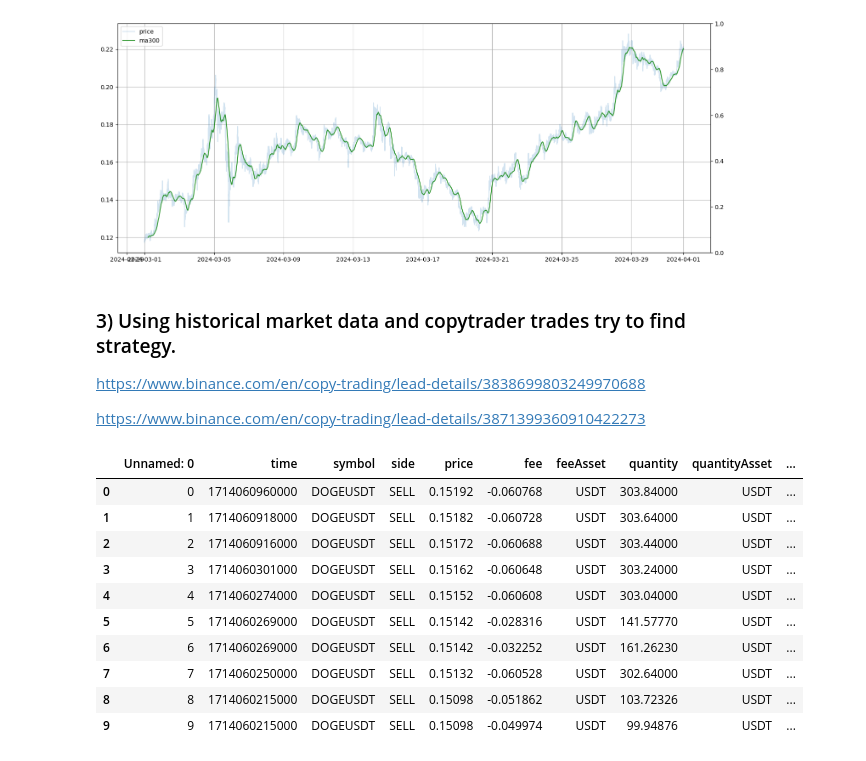
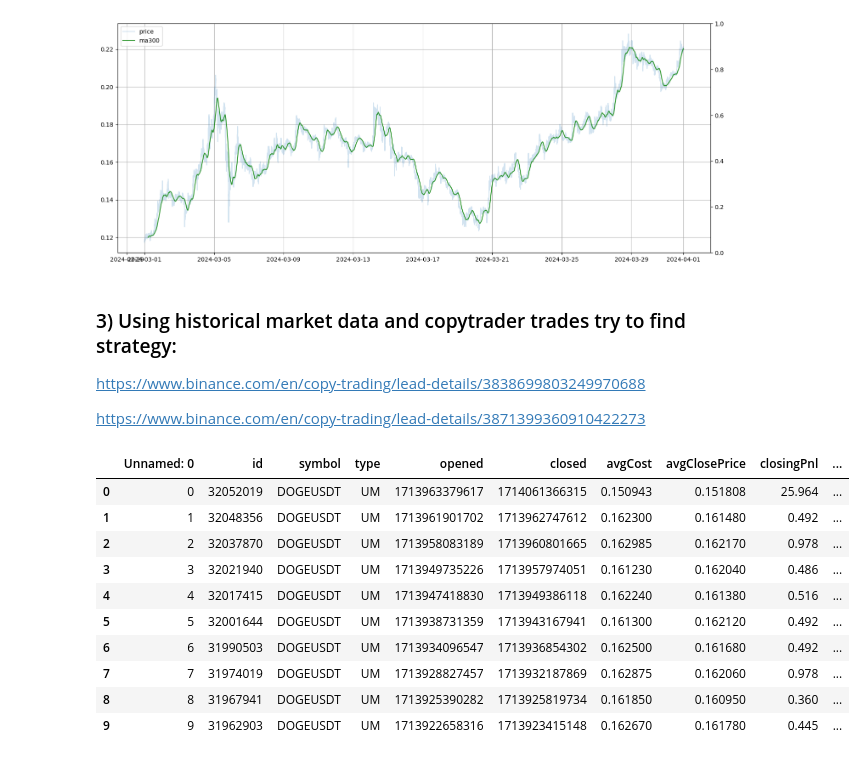
Before and after one commit to smartarbitrage/test_task_2024, a Jupyter notebook: task.ipynb, the cells around one changed output. Cells and saved outputs as stored; diff of their text form; code cells hidden in the pictures.

```diff
--- a/task.ipynb
+++ b/task.ipynb
@@ -32,24 +32,28 @@ ax.legend(['price', 'ma300'])
 <matplotlib.legend.Legend at 0x...>
 [figure]
 # %% [markdown]
-### 3) Using historical market data and copytrader trades try to find strategy.
+### 3) Using historical market data and copytrader trades try to find strategy:
 https://www.binance.com/en/copy-trading/lead-details/3838699803249970688
 
 https://www.binance.com/en/copy-trading/lead-details/3871399360910422273
 # %%
 copytrader_1_trades = pd.read_csv('copytrader_data/trades_3838699803249970688.csv')
 copytrader_2_trades = pd.read_csv('copytrader_data/trades_3871399360910422273.csv')
 
-copytrader_1_trades.head(10)
+copytrader_1_positions = pd.read_csv('copytrader_data/positions_3838699803249970688.csv')
+copytrader_2_positions = pd.read_csv('copytrader_data/positions_3871399360910422273.csv')
+copytrader_1_positions['time'] = pd.to_datetime(copytrader_1_positions['opened'], unit = 'ms')
+
+copytrader_1_positions.head(10)
 # %% [output]
-|  | Unnamed: 0 | time | symbol | side | price | fee | feeAsset | quantity | quantityAsset | ... |
-| 0 | 0 | 1714060960000 | DOGEUSDT | SELL | 0.15192 | -0.060768 | USDT | 303.84000 | USDT | ... |
-| 1 | 1 | 1714060918000 | DOGEUSDT | SELL | 0.15182 | -0.060728 | USDT | 303.64000 | USDT | ... |
-| 2 | 2 | 1714060916000 | DOGEUSDT | SELL | 0.15172 | -0.060688 | USDT | 303.44000 | USDT | ... |
-| 3 | 3 | 1714060301000 | DOGEUSDT | SELL | 0.15162 | -0.060648 | USDT | 303.24000 | USDT | ... |
-| 4 | 4 | 1714060274000 | DOGEUSDT | SELL | 0.15152 | -0.060608 | USDT | 303.04000 | USDT | ... |
-| 5 | 5 | 1714060269000 | DOGEUSDT | SELL | 0.15142 | -0.028316 | USDT | 141.57770 | USDT | ... |
-| 6 | 6 | 1714060269000 | DOGEUSDT | SELL | 0.15142 | -0.032252 | USDT | 161.26230 | USDT | ... |
-| 7 | 7 | 1714060250000 | DOGEUSDT | SELL | 0.15132 | -0.060528 | USDT | 302.64000 | USDT | ... |
-| 8 | 8 | 1714060215000 | DOGEUSDT | SELL | 0.15098 | -0.051862 | USDT | 103.72326 | USDT | ... |
-| 9 | 9 | 1714060215000 | DOGEUSDT | SELL | 0.15098 | -0.049974 | USDT | 99.94876 | USDT | ... |
+|  | Unnamed: 0 | id | symbol | type | opened | closed | avgCost | avgClosePrice | closingPnl | ... |
+| 0 | 0 | 32052019 | DOGEUSDT | UM | 1713963379617 | 1714061366315 | 0.150943 | 0.151808 | 25.964 | ... |
+| 1 | 1 | 32048356 | DOGEUSDT | UM | 1713961901702 | 1713962747612 | 0.162300 | 0.161480 | 0.492 | ... |
+| 2 | 2 | 32037870 | DOGEUSDT | UM | 1713958083189 | 1713960801665 | 0.162985 | 0.162170 | 0.978 | ... |
+| 3 | 3 | 32021940 | DOGEUSDT | UM | 1713949735226 | 1713957974051 | 0.161230 | 0.162040 | 0.486 | ... |
+| 4 | 4 | 32017415 | DOGEUSDT | UM | 1713947418830 | 1713949386118 | 0.162240 | 0.161380 | 0.516 | ... |
+| 5 | 5 | 32001644 | DOGEUSDT | UM | 1713938731359 | 1713943167941 | 0.161300 | 0.162120 | 0.492 | ... |
+| 6 | 6 | 31990503 | DOGEUSDT | UM | 1713934096547 | 1713936854302 | 0.162500 | 0.161680 | 0.492 | ... |
+| 7 | 7 | 31974019 | DOGEUSDT | UM | 1713928827457 | 1713932187869 | 0.162875 | 0.162060 | 0.978 | ... |
+| 8 | 8 | 31967941 | DOGEUSDT | UM | 1713925390282 | 1713925819734 | 0.161850 | 0.160950 | 0.360 | ... |
+| 9 | 9 | 31962903 | DOGEUSDT | UM | 1713922658316 | 1713923415148 | 0.162670 | 0.161780 | 0.445 | ... |
```
Also changed, not shown: parts of 4 cells of this notebook.
